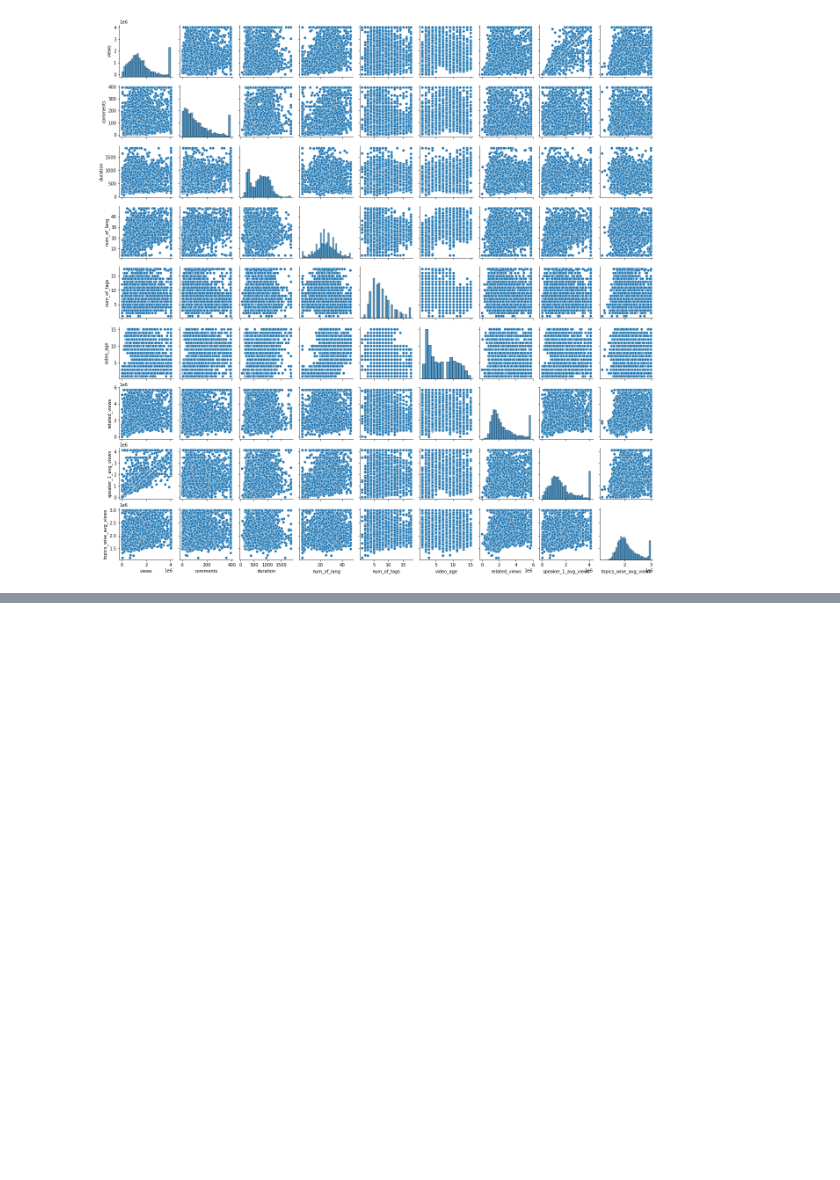
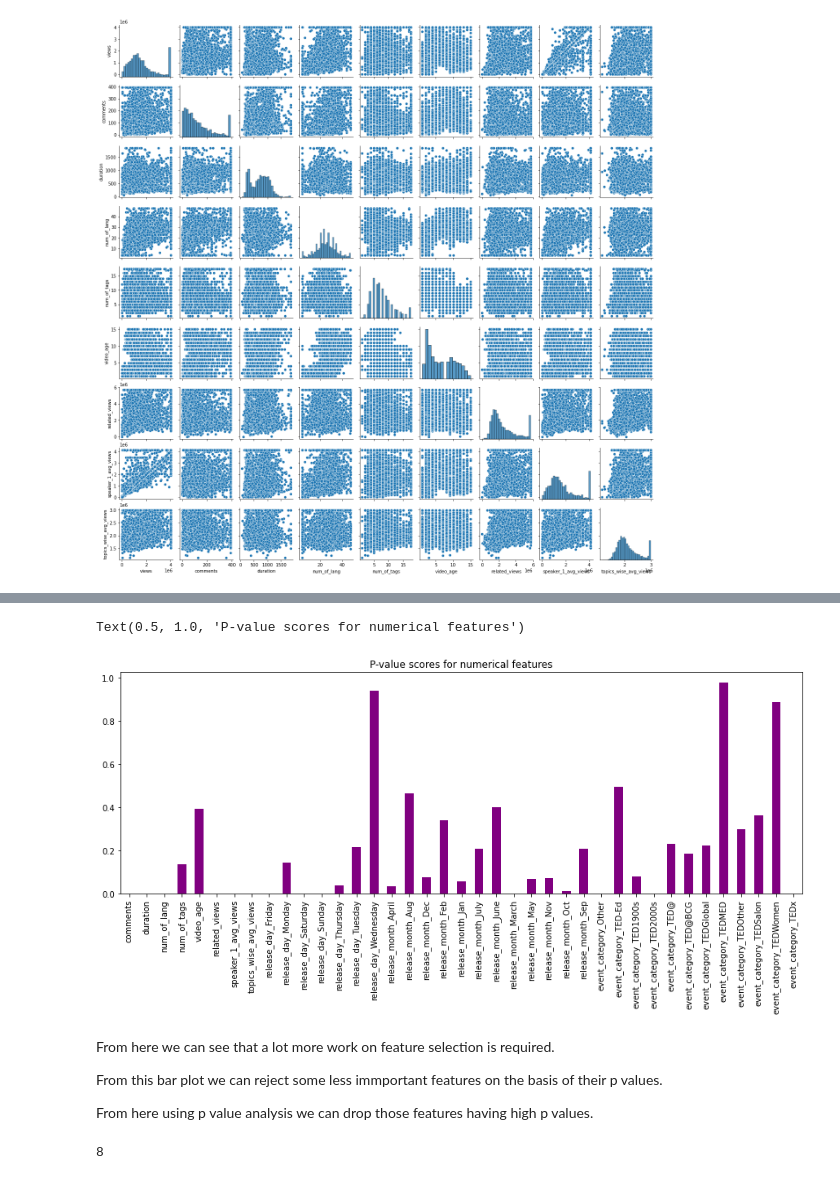
Before and after one commit to Gayatri-Surapaneni/Ted-Talks-Views-Prediction-ML, a Jupyter notebook: Copy_of_Ted_Talk_Views_Prediction_ML_Project_Gayatri_S.ipynb, the cells around one changed output, grey strips where cells are left out. Saved outputs shown, nothing was run; the diff lists cells and outputs as text; code cells hidden in the pictures; blank space fills up the shorter version.

```diff
--- a/Copy_of_Ted_Talk_Views_Prediction_ML_Project_Gayatri_S.ipynb
+++ b/Copy_of_Ted_Talk_Views_Prediction_ML_Project_Gayatri_S.ipynb
@@ -825,0 +842,3 @@ sns.pairplot(num_df,size=2)
+# %%
+df1=df[['views','comments','duration','num_of_lang','num_of_tags','release_day','release_month','video_age',
+        'related_views','event_category','speaker_1_avg_views','topics_wise_avg_views']]
@@ -825,0 +847,3 @@ sns.pairplot(num_df,size=2)
+# %%
+final_df=pd.get_dummies(df1)
+final_df.shape
@@ -825,0 +856,4 @@ sns.pairplot(num_df,size=2)
+# %%
+X=final_df.drop(columns=['views'])
+y=final_df['views']
+X_train, X_test, y_train, y_test = train_test_split(X, y, test_size=0.1, random_state=121212)
@@ -825,0 +871,3 @@ sns.pairplot(num_df,size=2)
+# %%
+f_scores = f_regression(X, y)
+f_scores
@@ -825,0 +895,22 @@ sns.pairplot(num_df,size=2)
+# %%
+#The second array consists of p-values that we need
+p_values= pd.Series(f_scores[1],index= X.columns)
+p_values.plot(kind='bar',color='purple')
+plt.title('P-value scores for numerical features')
+# %% [output]
+Text(0.5, 1.0, 'P-value scores for numerical features')
+[figure, added]
+# %% [markdown]
+From here we can see that a lot more work on feature selection is required.
+
+
+From this bar plot we can reject some less immportant features on the basis of their p values.
+
+From here using p value analysis we can drop those features having high p values.
+# %%
+#Let's make a list of important features.
+ll=['comments', 'duration', 'num_of_lang', 'num_of_tags',
+       'related_views', 'release_day_Friday','speaker_1_avg_views','topics_wise_avg_views']
+len(ll)
+# %% [output]
+8
```
Also changed, not shown: parts of 28 cells of this notebook.
